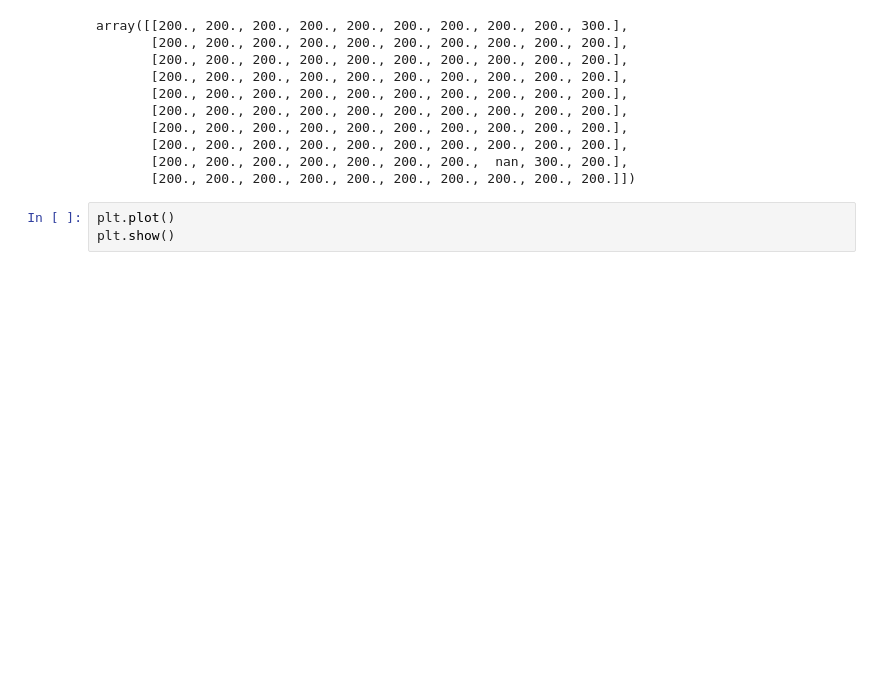
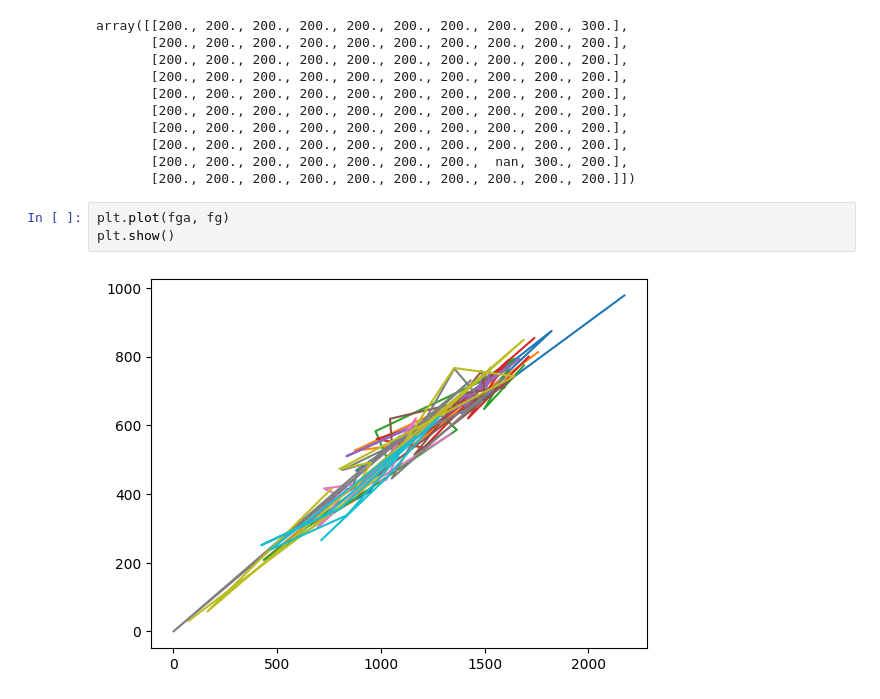
Before and after one commit to RyannKim327/Python-Programming-Compillation, a Jupyter notebook: Data Structures and Algorithm/Jupyter Notebook/basketball.ipynb, the cells around one changed output. Cells and saved outputs as stored; diff of their text form; blank space fills up the shorter version.

```diff
--- a/Data Structures and Algorithm/Jupyter Notebook/basketball.ipynb
+++ b/Data Structures and Algorithm/Jupyter Notebook/basketball.ipynb
@@ -185,5 +185,7 @@ array([[200., 200., 200., 200., 200., 200., 200., 200., 200., 300.],
        [200., 200., 200., 200., 200., 200., 200.,  nan, 300., 200.],
        [200., 200., 200., 200., 200., 200., 200., 200., 200., 200.]])
 # %%
-plt.plot()
+plt.plot(fga, fg)
 plt.show()
+# %% [output]
+[figure, added]
```
